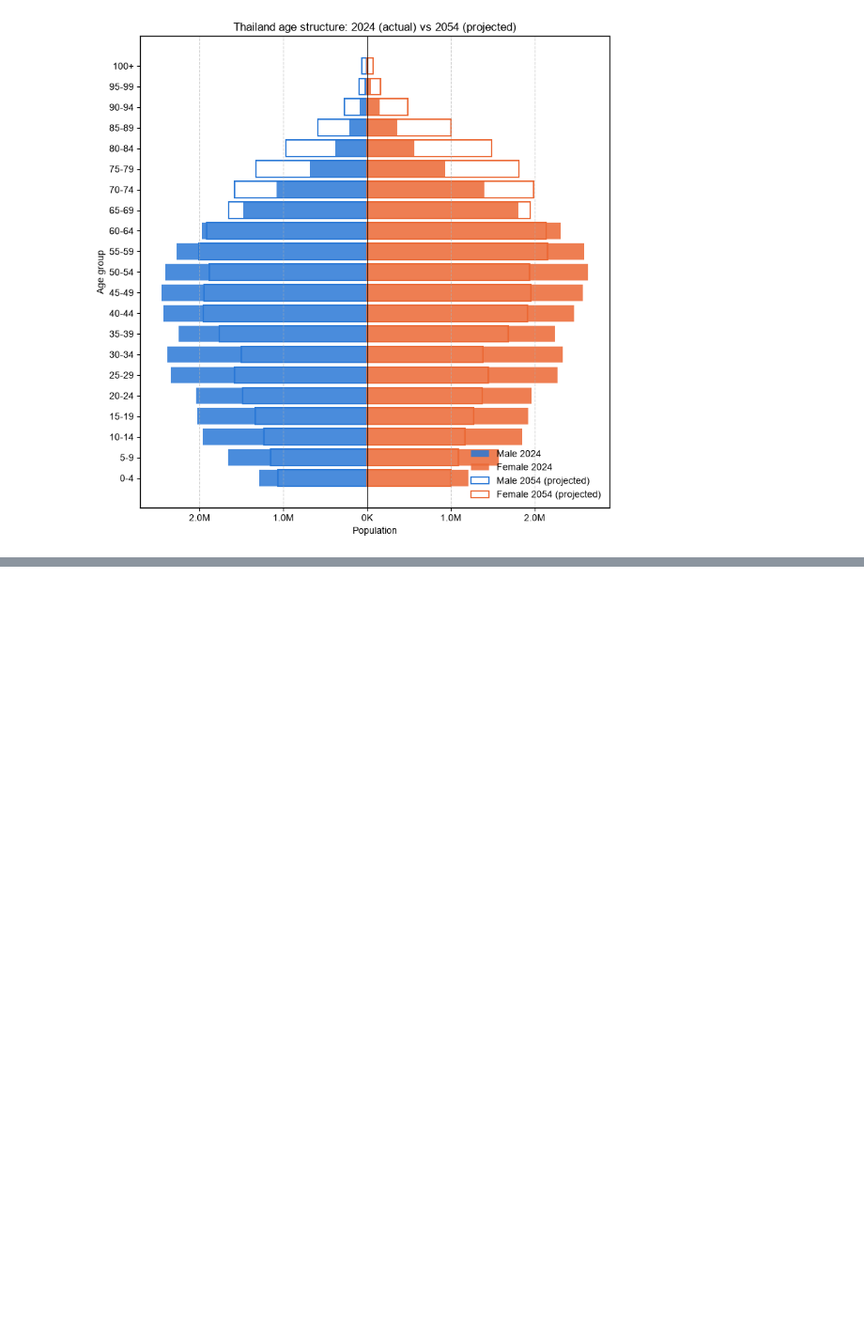
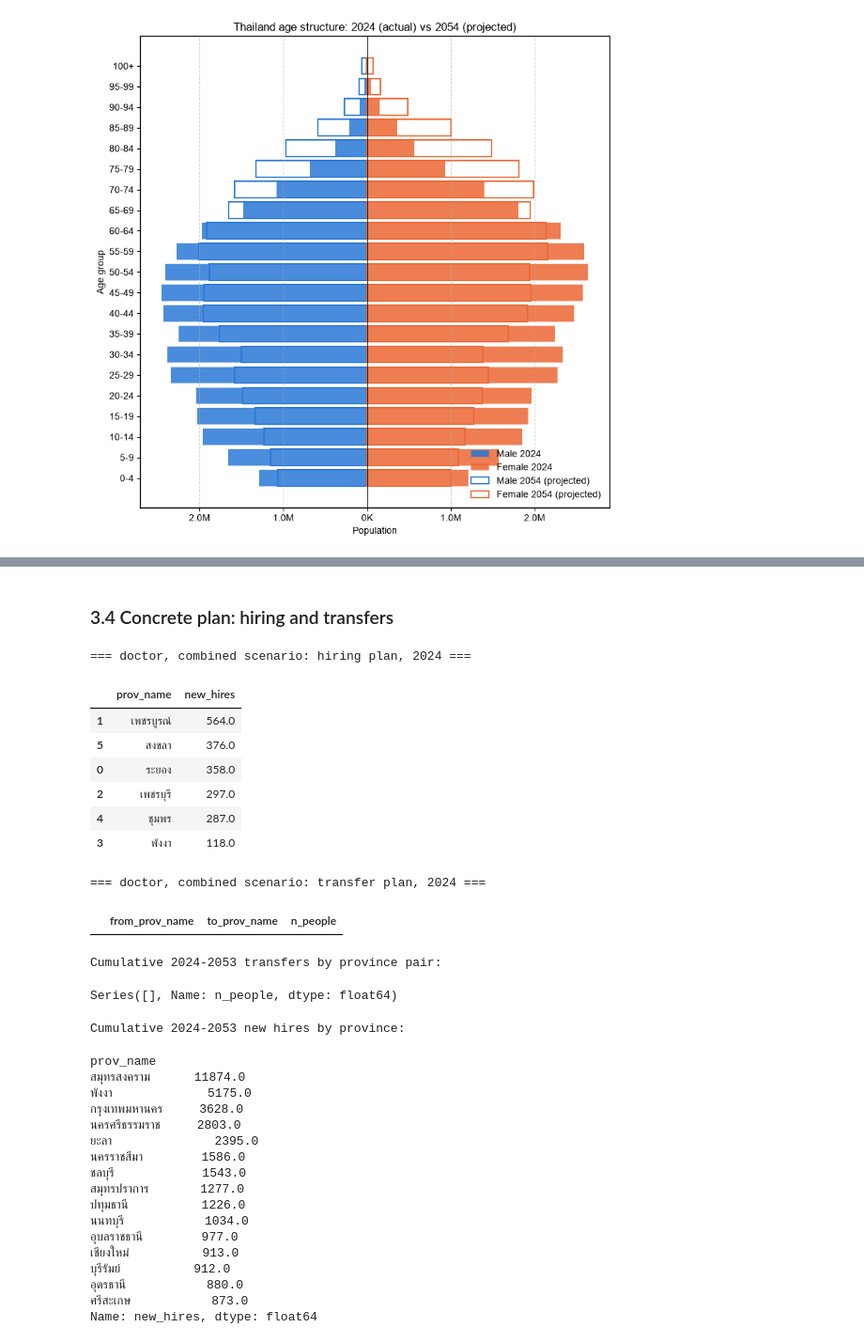
Before and after one commit to psitthirat/HRH, a Jupyter notebook: model.ipynb, the cells around one changed output, grey strips where cells are left out. Shown at 94% size. Cells and saved outputs as stored; diff of their text form; code cells hidden in the pictures; blank space fills up the shorter version.

```diff
--- a/model.ipynb
+++ b/model.ipynb
@@ -1109,0 +1489,68 @@ display(all_plans)
+# %% [markdown]
+### 3.4 Concrete plan: hiring and transfers
+# %%
+# --- Turn the 'combined' scenario's solution into a concrete, named plan ---
+# Every number below comes directly from the optimizer's solution -- there's no separate
+# heuristic translating an aggregate Gini target into named transfers after the fact (the way
+# the earlier version's redistribution_plan() greedy-matched surpluses to shortfalls). The LP
+# already optimizes hiring and movement jointly, so this table *is* the plan.
+plan_scenario = 'combined'
+r = results[plan_scenario]
+
+def named(df, prov_cols):
+    out = df.copy()
+    for col in prov_cols:
+        out = out.merge(
+            hosp_xwalk.rename(columns={'prov_id': col, 'prov': col.replace('_id', '_name')}),
+            on=col, how='left'
+        )
+    return out
+
+first_year = DECISION_YEARS[0]
+
+print(f"=== {CADRE}, {plan_scenario} scenario: hiring plan, {first_year} ===")
+hires_first_year = named(r['new_df'][r['new_df']['year'] == first_year], ['prov_id']).sort_values('new_hires', ascending=False)
+display(hires_first_year[['prov_name', 'new_hires']].round(0).head(15))
+
+print(f"\n=== {CADRE}, {plan_scenario} scenario: transfer plan, {first_year} ===")
+moves_first_year = named(r['move_df'][r['move_df']['year'] == first_year], ['from_prov_id', 'to_prov_id'])
+display(moves_first_year[['from_prov_name', 'to_prov_name', 'n_people']].round(1).sort_values('n_people', ascending=False).head(15))
+
+print(f"\nCumulative {first_year}-{DECISION_YEARS[-1]} transfers by province pair:")
+cumulative_moves = named(r['move_df'], ['from_prov_id', 'to_prov_id']).groupby(['from_prov_name', 'to_prov_name'])['n_people'].sum().sort_values(ascending=False)
+display(cumulative_moves.round(0).head(15))
+
+print(f"\nCumulative {first_year}-{DECISION_YEARS[-1]} new hires by province:")
+cumulative_hires = named(r['new_df'], ['prov_id']).groupby('prov_name')['new_hires'].sum().sort_values(ascending=False)
+display(cumulative_hires.round(0).head(15))
+# %% [output]
+=== doctor, combined scenario: hiring plan, 2024 ===
+|  | prov_name | new_hires |
+| 1 | เพชรบูรณ์ | 564.0 |
+| 5 | สงขลา | 376.0 |
+| 0 | ระยอง | 358.0 |
+| 2 | เพชรบุรี | 297.0 |
+| 4 | ชุมพร | 287.0 |
+| 3 | พังงา | 118.0 |
+=== doctor, combined scenario: transfer plan, 2024 ===
+|  | from_prov_name | to_prov_name | n_people |
+Cumulative 2024-2053 transfers by province pair:
+Series([], Name: n_people, dtype: float64)
+Cumulative 2024-2053 new hires by province:
+prov_name
+สมุทรสงคราม      11874.0
+พังงา             5175.0
+กรุงเทพมหานคร     3628.0
+นครศรีธรรมราช     2803.0
+ยะลา              2395.0
+นครราชสีมา        1586.0
+ชลบุรี            1543.0
+สมุทรปราการ       1277.0
+ปทุมธานี          1226.0
+นนทบุรี           1034.0
+อุบลราชธานี        977.0
+เชียงใหม่          913.0
+บุรีรัมย์          912.0
+อุดรธานี           880.0
+ศรีสะเกษ           873.0
+Name: new_hires, dtype: float64
```
Also changed, not shown: parts of 45 cells of this notebook, 6 other files.
